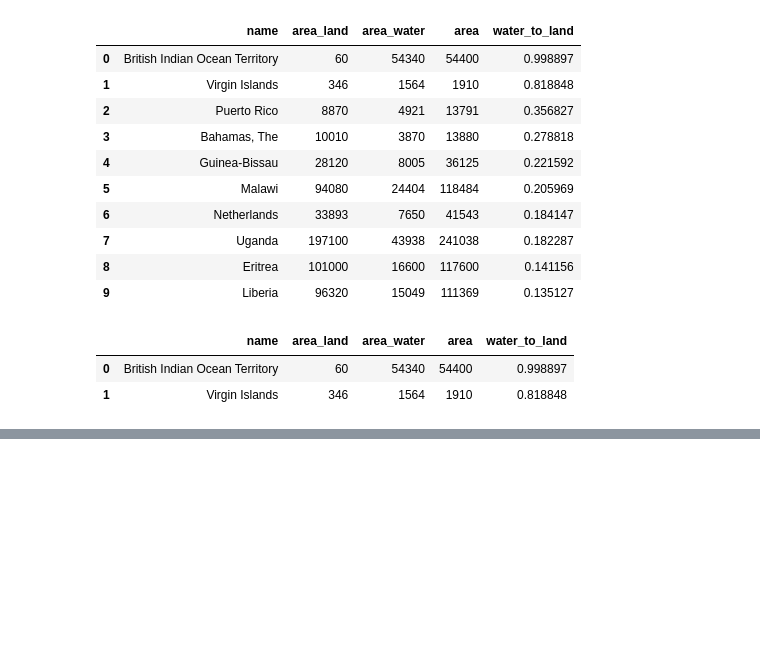
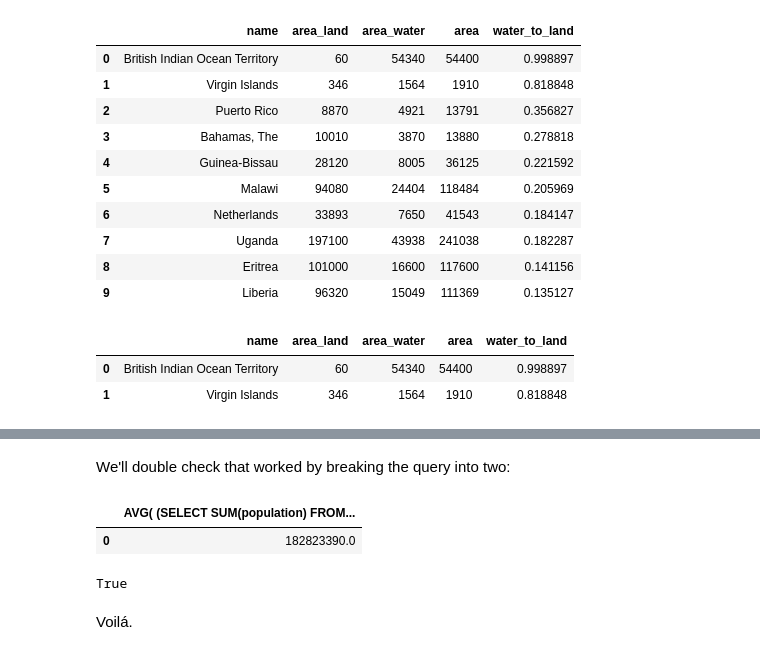
Before and after one commit to gmayock/sql_fundamentals_cia_factbook, a Jupyter notebook: analyzing_cia_factbook_data.ipynb, the cells around one changed output, grey strips where cells are left out. Cells and saved outputs as stored; diff of their text form; code cells hidden in the pictures; blank space fills up the shorter version.

```diff
--- a/analyzing_cia_factbook_data.ipynb
+++ b/analyzing_cia_factbook_data.ipynb
@@ -271,0 +374,26 @@ pd.read_sql_query(q7point2, conn)
+# %% [markdown]
+We'll double check that worked by breaking the query into two:
+# %%
+q10 = """
+SELECT AVG(
+    (SELECT SUM(population) FROM facts GROUP BY SUBSTR(name, 1, 1)))
+FROM facts
+"""
+pd.read_sql_query(q10, conn)
+# %% [output]
+|  | AVG( (SELECT SUM(population) FROM... |
+| 0 | 182823390.0 |
+# %%
+q10point2 = """
+SELECT SUBSTR(name, 1, 1) AS name_first_letter, SUM(population) as total_pop
+FROM facts
+GROUP BY name_first_letter
+HAVING total_pop >  182823390.0
+"""
+df1 = pd.read_sql_query(q9, conn)
+df2 = pd.read_sql_query(q10point2, conn)
+print(df1.equals(df2))
+# %% [output]
+True
+# %% [markdown]
+Voilá.
```
Also changed, not shown: parts of 6 cells of this notebook.
